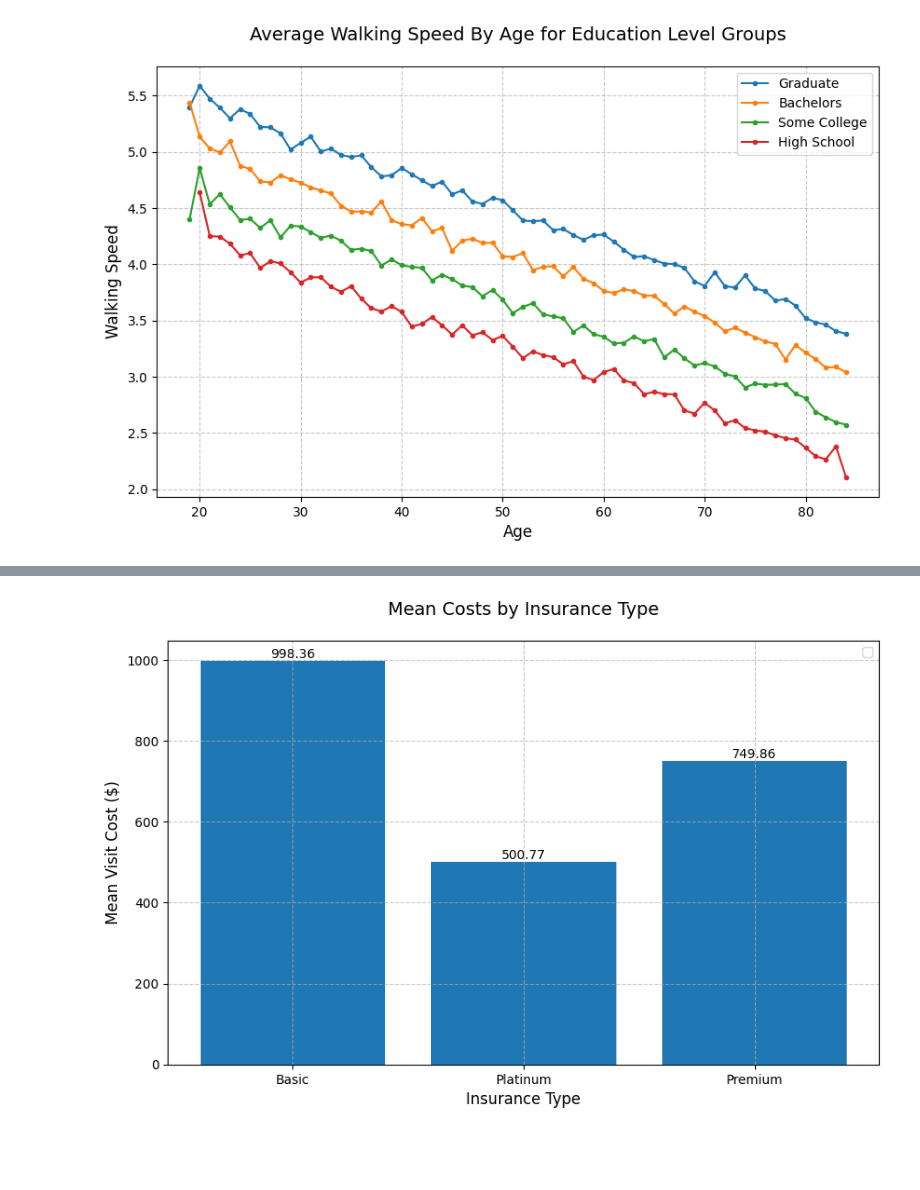
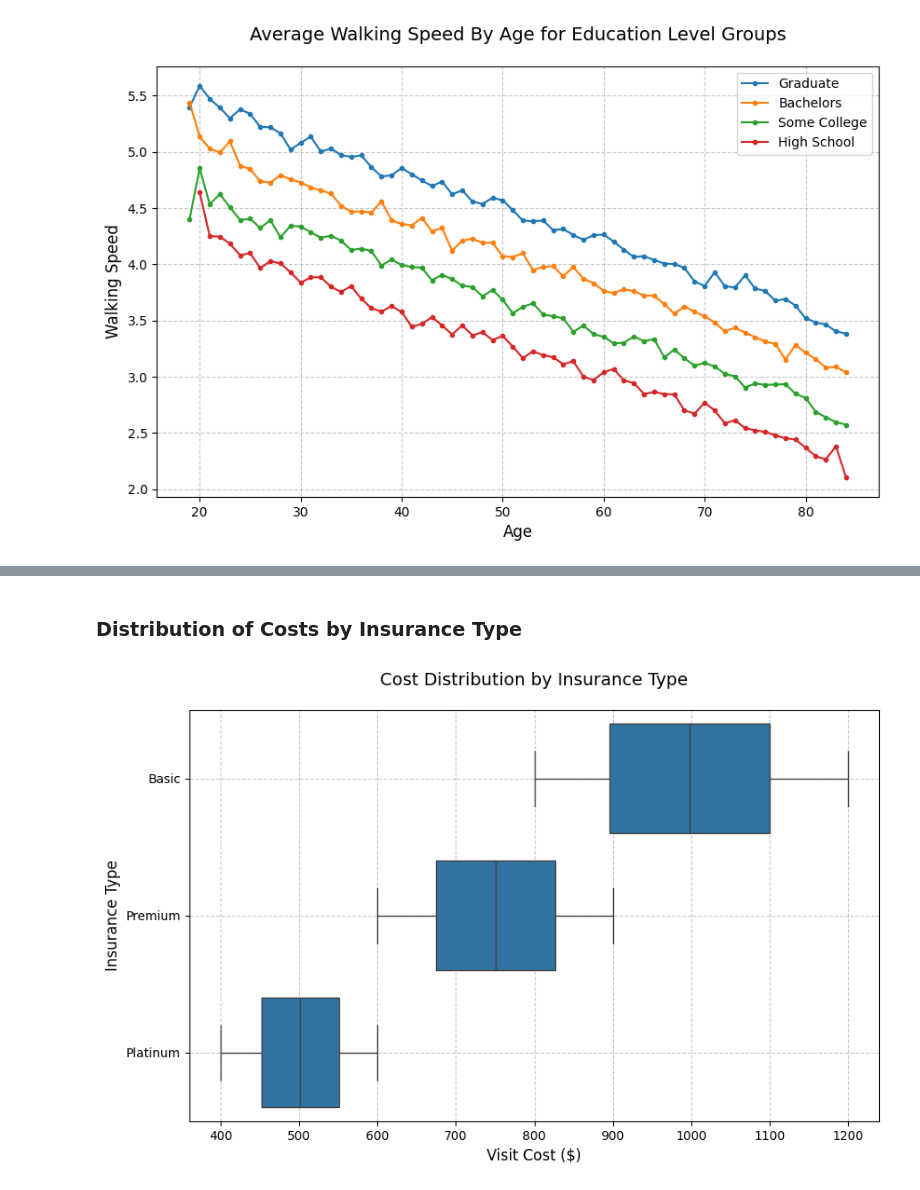
Before and after one commit to UCSF-DataSci/09-second-exam-hcheng25, a Jupyter notebook: visualize.ipynb, the cells around one changed output, grey strips where cells are left out. Cells and saved outputs as stored; diff of their text form; code cells hidden in the pictures; blank space fills up the shorter version.

```diff
--- a/visualize.ipynb
+++ b/visualize.ipynb
@@ -92,12 +119,12 @@ plt.show()
+# %% [markdown]
+### Distribution of Costs by Insurance Type
 # %%
-mean_costs = df.groupby('insurance')['visit_cost'].mean()
 plt.figure(figsize=(10,6))
-plt.bar_label(plt.bar(x=mean_costs.index.values, height=mean_costs), labels=round(mean_costs,2))
-plt.title('Mean Costs by Insurance Type', fontsize=14, pad=20)
-plt.xlabel('Insurance Type', fontsize=12)
-plt.ylabel('Mean Visit Cost ($)', fontsize=12)
+sns.boxplot(data=df, y='insurance', x='visit_cost', order=['Basic', 'Premium', 'Platinum'])
+plt.title('Cost Distribution by Insurance Type', fontsize=14, pad=20)
+plt.ylabel('Insurance Type', fontsize=12)
+plt.xlabel('Visit Cost ($)', fontsize=12)
 plt.grid(True, linestyle='--', alpha=0.7)
-plt.legend(fontsize=10)
 plt.show()
 # %% [output]
-[figure, old version]
+[figure, new version]
```
Also changed, not shown: parts of 3 cells of this notebook, 1 other file.
